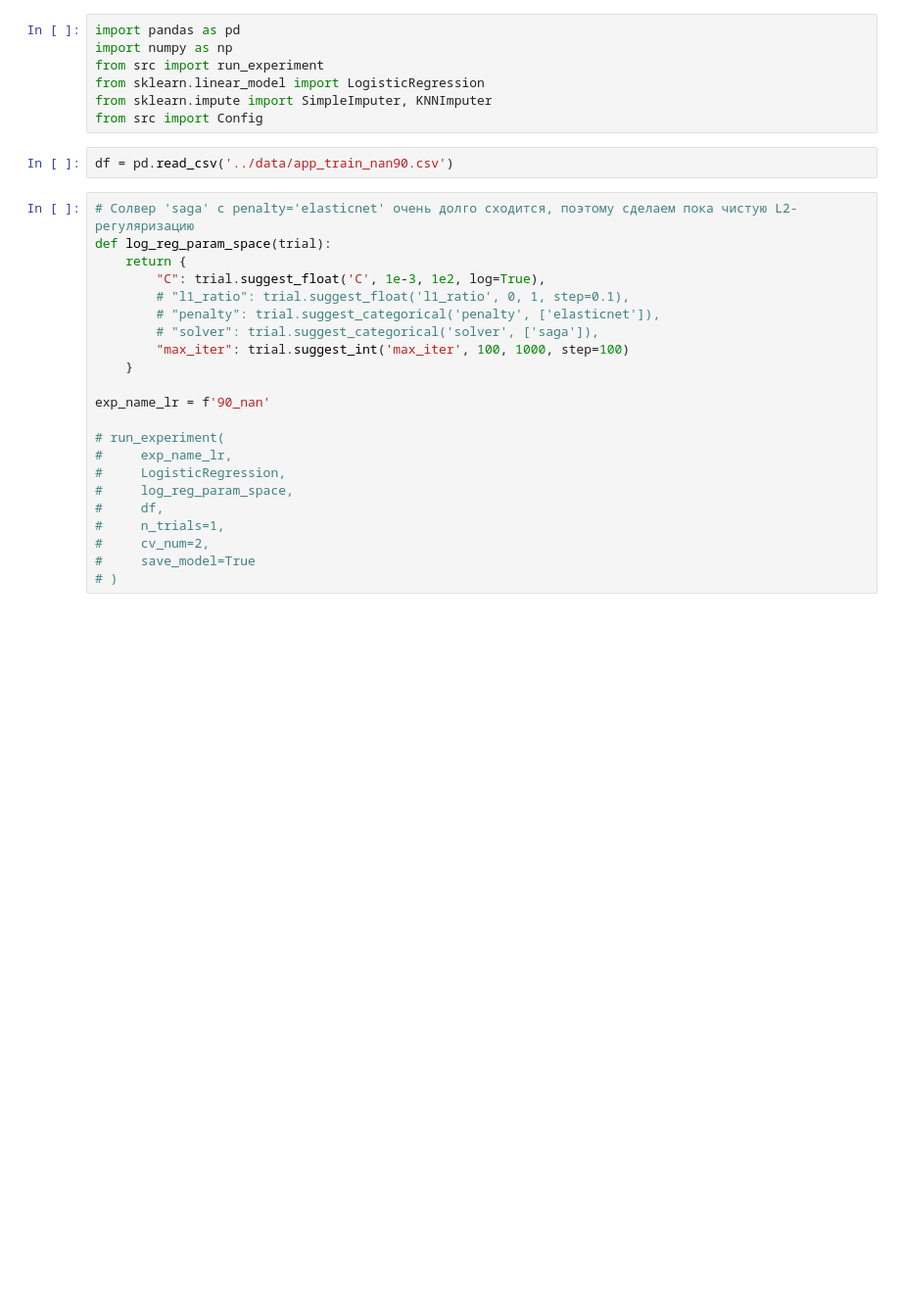
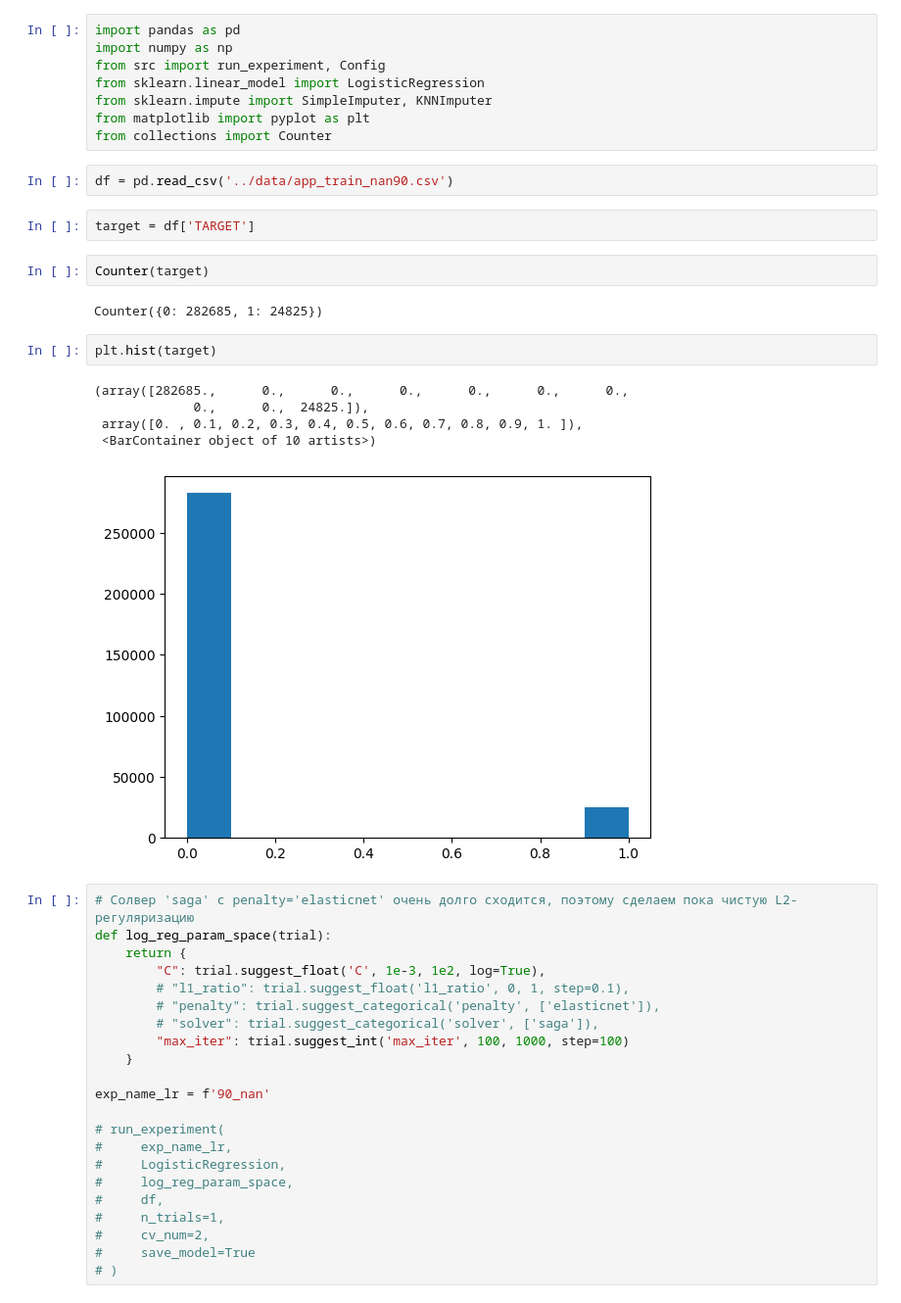
Before and after one commit to Uralbeckins/Credit-Score-Prediction-Home-Credit-Bank, a Jupyter notebook: Model Selection Workflow/3-Model_training.ipynb, the cells around one changed output. Shown at 98% size. Cells and saved outputs as stored; diff of their text form; blank space fills up the shorter version.

```diff
--- a/Model Selection Workflow/3-Model_training.ipynb
+++ b/Model Selection Workflow/3-Model_training.ipynb
@@ -1,12 +1,27 @@
 # %%
 import pandas as pd
 import numpy as np
-from src import run_experiment
+from src import run_experiment, Config
 from sklearn.linear_model import LogisticRegression
 from sklearn.impute import SimpleImputer, KNNImputer
-from src import Config
+from matplotlib import pyplot as plt
+from collections import Counter
 # %%
 df = pd.read_csv('../data/app_train_nan90.csv')
+# %%
+target = df['TARGET']
+# %%
+Counter(target)
+# %% [output]
+Counter({0: 282685, 1: 24825})
+# %%
+plt.hist(target)
+# %% [output]
+(array([282685.,      0.,      0.,      0.,      0.,      0.,      0.,
+             0.,      0.,  24825.]),
+ array([0. , 0.1, 0.2, 0.3, 0.4, 0.5, 0.6, 0.7, 0.8, 0.9, 1. ]),
+ <BarContainer object of 10 artists>)
+[figure, added]
 # %%
 # Солвер 'saga' с penalty='elasticnet' очень долго сходится, поэтому сделаем пока чистую L2-регуляризацию
 def log_reg_param_space(trial):
```
Also changed, not shown: parts of 2 cells of this notebook, 12 other files.
